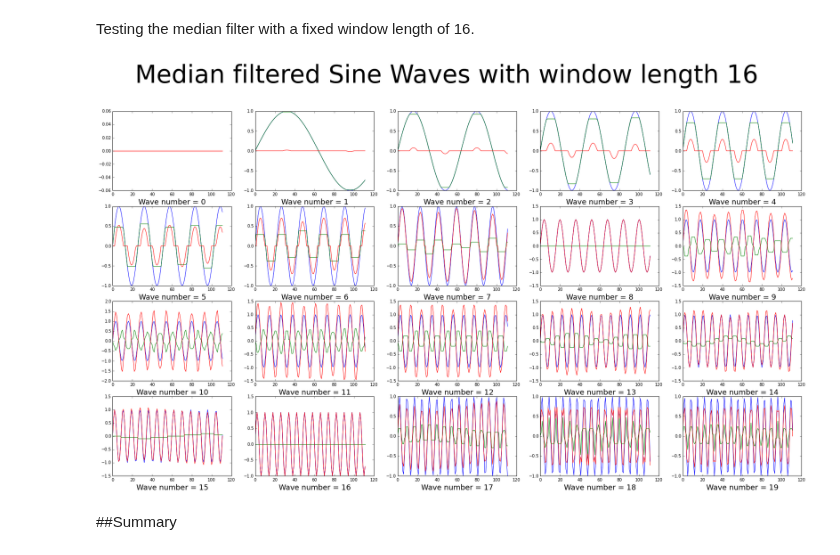
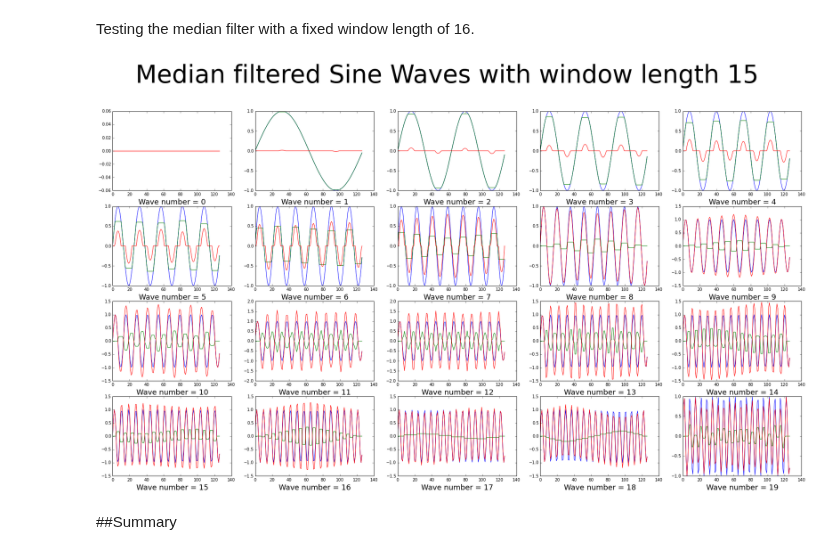
Before and after one commit to ktakagaki/kt-2015-DSPHandsOn, a Jupyter notebook: MedianFilter/Python/01. Basic Tests Median Filter/basic median filter with window length 16.ipynb, the cells around one changed output. Saved outputs shown, nothing was run; the diff lists cells and outputs as text; code cells hidden in the pictures.

```diff
--- a/MedianFilter/Python/01. Basic Tests Median Filter/basic median filter with window length 16.ipynb
+++ b/MedianFilter/Python/01. Basic Tests Median Filter/basic median filter with window length 16.ipynb
@@ -17,14 +31,14 @@ Testing the median filter with a fixed window length of 16.
 # %%
 median = plt.figure(figsize=(30,20))
 for x in range(1, 5):
     for y in range(1, 6):
         plt.subplot(5, 5, x + (y-1)*4)
         wavenum = (x-1) + (y-1)*4
-        functions.medianSinPlot(wavenum, 16)
-        plt.suptitle('Median filtered Sine Waves with window length 16', fontsize = 60)
+        functions.medianSinPlot(wavenum, 15)
+        plt.suptitle('Median filtered Sine Waves with window length 15', fontsize = 60)
         plt.xlabel(("Wave number = "+str((x-1) + (y-1)*4)), fontsize=18)
 # %% [output]
-[figure, old version]
+[figure, new version]
 # %% [markdown]
 ##Summary
 # %% [markdown]
```
Also changed, not shown: parts of 3 cells of this notebook.
